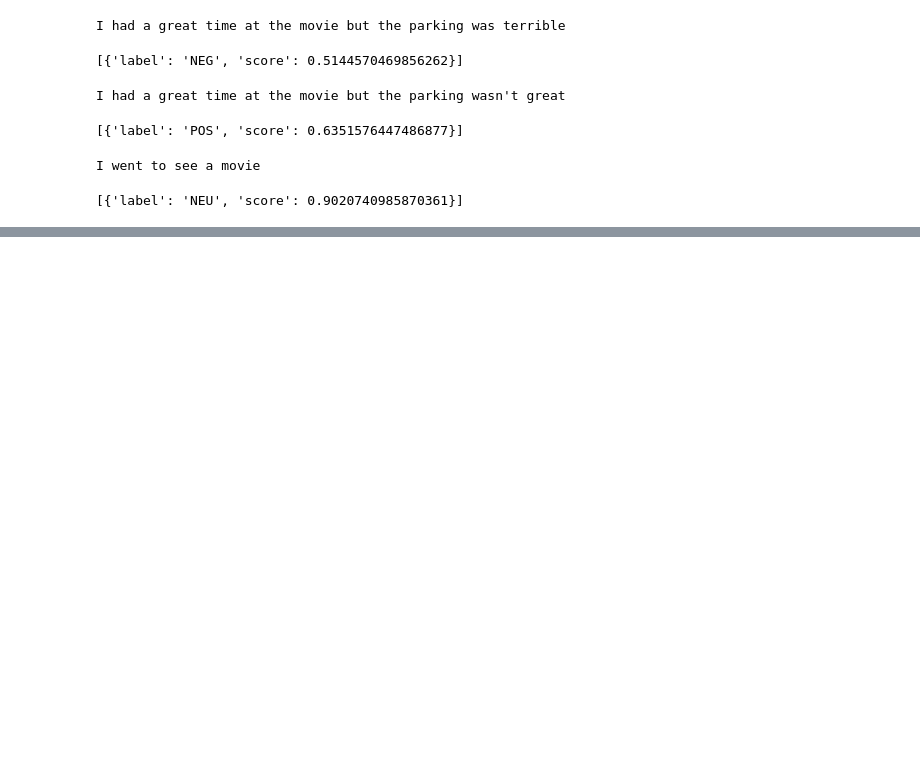
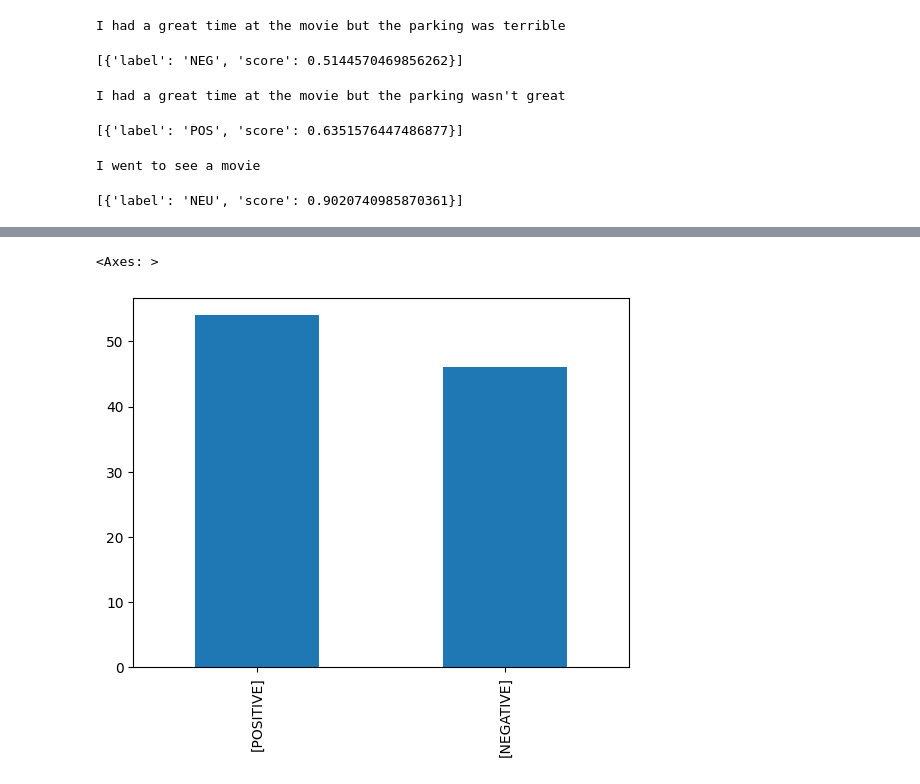
Before and after one commit to RAGISHIVANAND/NATURAL-LANGUAGE-PROCESSING, a Jupyter notebook: Natural_Language_Processing.ipynb, the cells around one changed output, grey strips where cells are left out. Saved outputs shown, nothing was run; the diff lists cells and outputs as text; code cells hidden in the pictures; blank space fills up the shorter version.

```diff
--- a/Natural_Language_Processing.ipynb
+++ b/Natural_Language_Processing.ipynb
@@ -1035,0 +1111,14 @@ I went to see a movie
+# %%
+transformer_labels=[]
+
+for review in data['reviewText_clean'].values:
+    sentiment_list=transformer_pipeline(review)
+    sentiment_label=[sent['label']for sent in sentiment_list]
+    transformer_labels.append(sentiment_label)
+# %%
+data['transformer_sentiment_label']=transformer_labels
+# %%
+data['transformer_sentiment_label'].value_counts().plot.bar()
+# %% [output]
+<Axes: >
+[figure, added]
```
Also changed, not shown: parts of 15 cells of this notebook.
